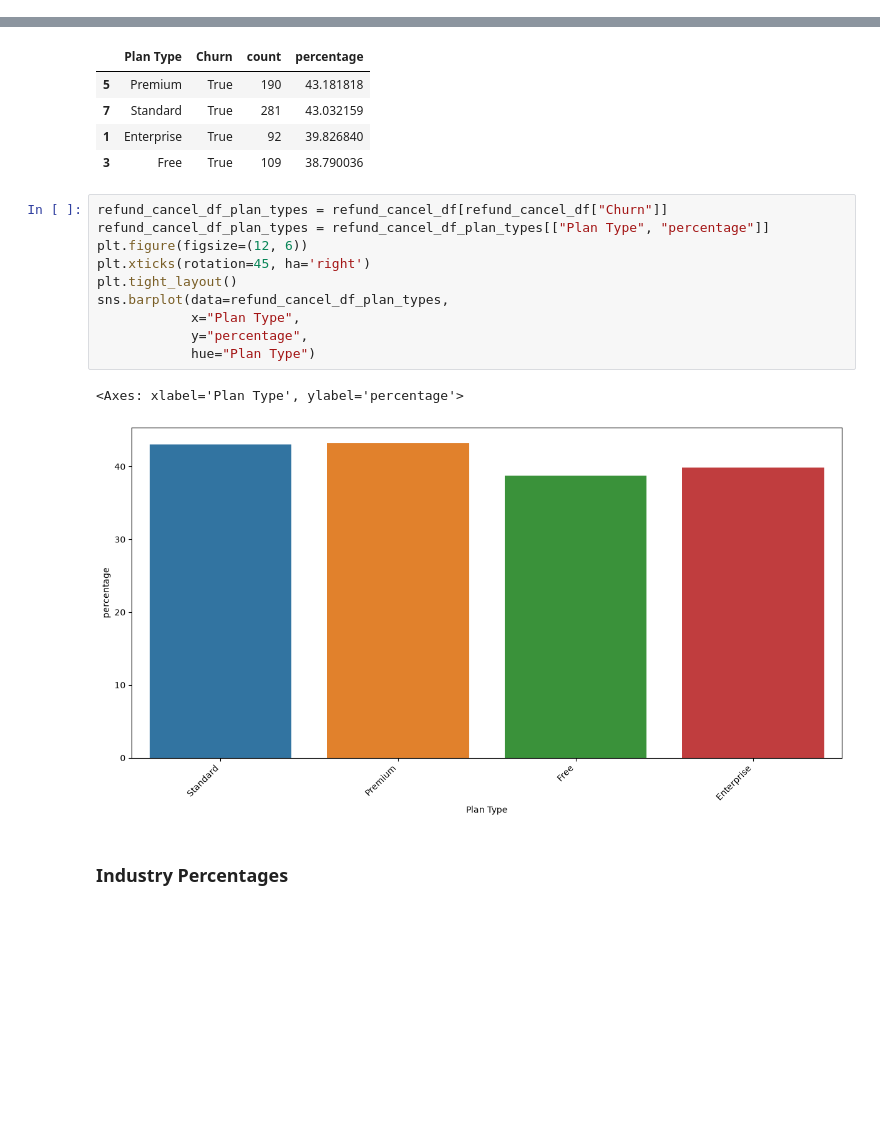
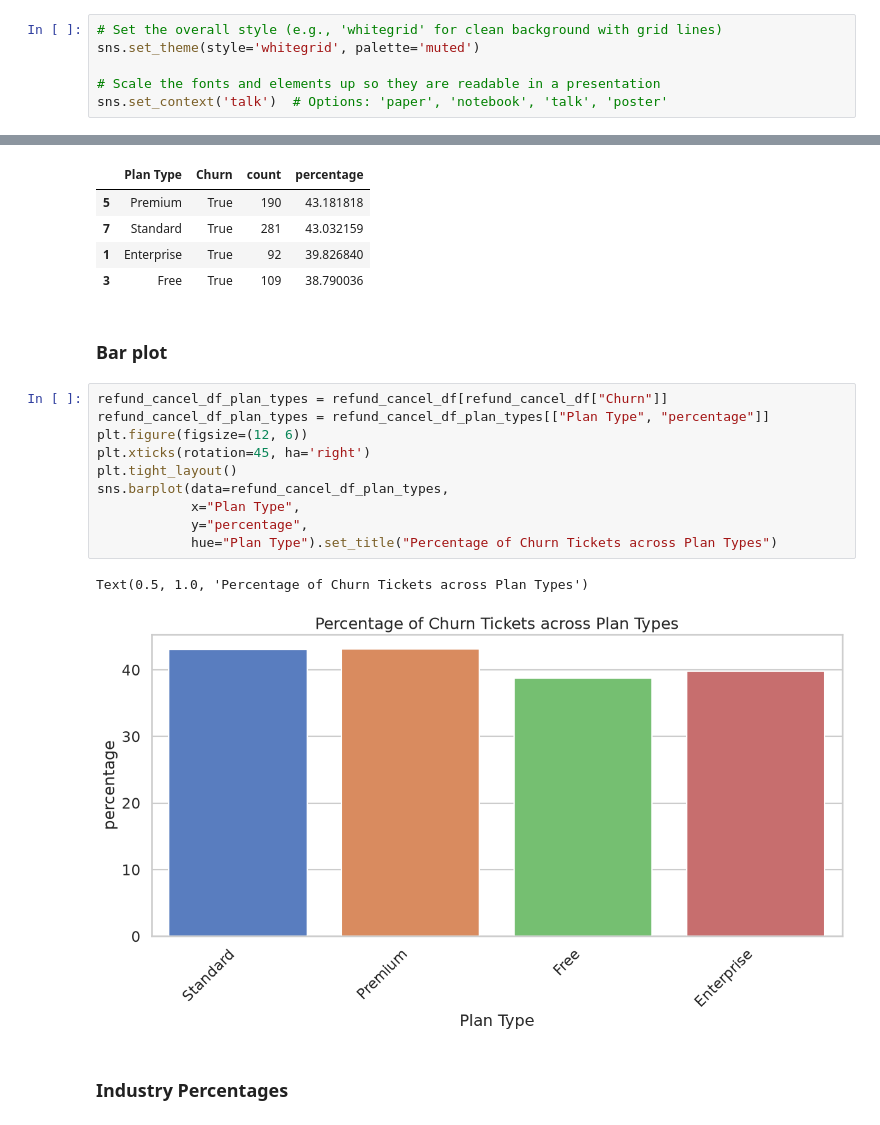
Before and after one commit to Rushik-Rsenal/AtlassianDatathon, a Jupyter notebook: eda.ipynb, the cells around one changed output, grey strips where cells are left out. Cells and saved outputs as stored; diff of their text form; blank space fills up the shorter version.

```diff
--- a/eda.ipynb
+++ b/eda.ipynb
@@ -3,6 +3,12 @@ import pandas as pd
 import seaborn as sns
 import numpy as np
 from matplotlib import pyplot as plt
+# %%
+# Set the overall style (e.g., 'whitegrid' for clean background with grid lines)
+sns.set_theme(style='whitegrid', palette='muted')
+
+# Scale the fonts and elements up so they are readable in a presentation
+sns.set_context('talk')  # Options: 'paper', 'notebook', 'talk', 'poster'
 # %% [markdown]
 # How do customer experiences connect to broader business outcomes?
 # %% [markdown]
@@ -475,19 +795,21 @@ refund_cancel_df[refund_cancel_df["Churn"]].sort_values("percentage", ascending=
 | 7 | Standard | True | 281 | 43.032159 |
 | 1 | Enterprise | True | 92 | 39.826840 |
 | 3 | Free | True | 109 | 38.790036 |
+# %% [markdown]
+### Bar plot
 # %%
 refund_cancel_df_plan_types = refund_cancel_df[refund_cancel_df["Churn"]]
 refund_cancel_df_plan_types = refund_cancel_df_plan_types[["Plan Type", "percentage"]]
 plt.figure(figsize=(12, 6))
 plt.xticks(rotation=45, ha='right')
 plt.tight_layout()
 sns.barplot(data=refund_cancel_df_plan_types,
             x="Plan Type",
             y="percentage",
-            hue="Plan Type")
+            hue="Plan Type").set_title("Percentage of Churn Tickets across Plan Types")
 # %% [output]
-<Axes: xlabel='Plan Type', ylabel='percentage'>
+Text(0.5, 1.0, 'Percentage of Churn Tickets across Plan Types')
-[figure, old version]
+[figure, new version]
 # %% [markdown]
 ### Industry Percentages
 # %%
```
Also changed, not shown: parts of 35 cells of this notebook, 2 other files.
